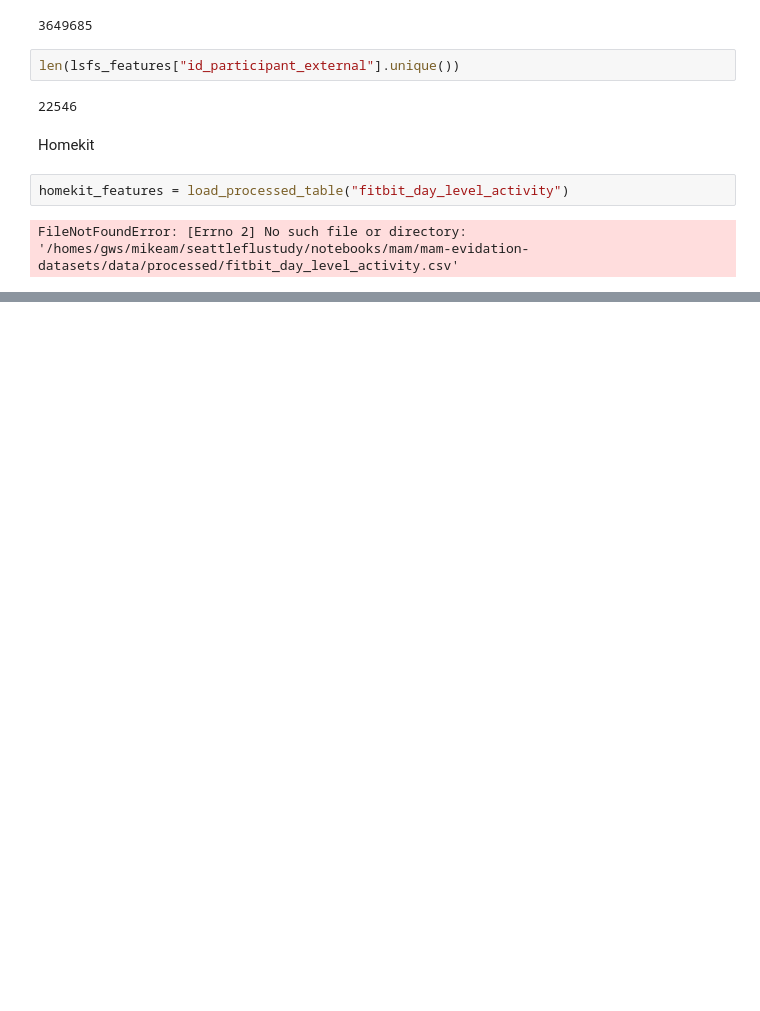
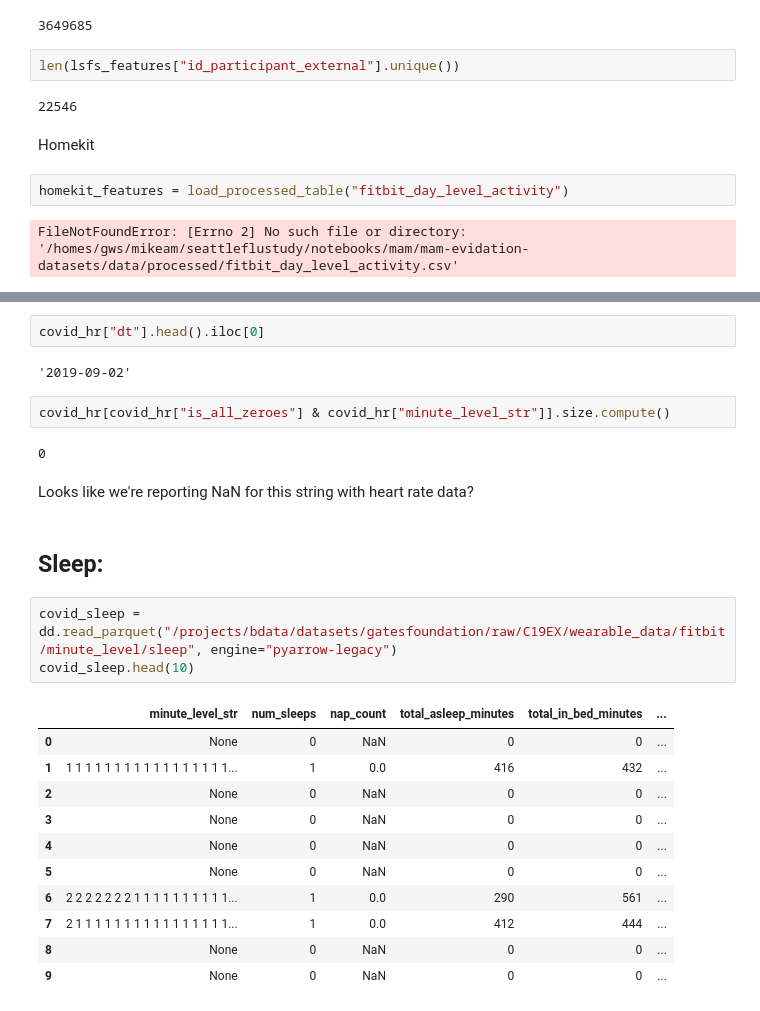
Before and after one commit to behavioral-data/Homekit2020, a Jupyter notebook: notebooks/mam/mam-evidation-datasets/1.0-mam-eda.ipynb, the cells around one changed output, grey strips where cells are left out. Saved outputs shown, nothing was run; the diff lists cells and outputs as text; blank space fills up the shorter version.

```diff
--- a/notebooks/mam/mam-evidation-datasets/1.0-mam-eda.ipynb
+++ b/notebooks/mam/mam-evidation-datasets/1.0-mam-eda.ipynb
@@ -69,0 +132,27 @@ FileNotFoundError: [Errno 2] No such file or directory: '/homes/gws/mikeam/seatt
+# %%
+covid_hr["dt"].head().iloc[0]
+# %% [output]
+'2019-09-02'
+# %%
+covid_hr[covid_hr["is_all_zeroes"] & covid_hr["minute_level_str"]].size.compute()
+# %% [output]
+0
+# %% [markdown]
+Looks like we're reporting NaN for this string with heart rate data?
+# %% [markdown]
+## Sleep:
+# %%
+covid_sleep = dd.read_parquet("/projects/bdata/datasets/gatesfoundation/raw/C19EX/wearable_data/fitbit/minute_level/sleep", engine="pyarrow-legacy")
+covid_sleep.head(10)
+# %% [output]
+|  | minute_level_str | num_sleeps | nap_count | total_asleep_minutes | total_in_bed_minutes | ... |
+| 0 | None | 0 | NaN | 0 | 0 | ... |
+| 1 | 1 1 1 1 1 1 1 1 1 1 1 1 1 1 1 1 1... | 1 | 0.0 | 416 | 432 | ... |
+| 2 | None | 0 | NaN | 0 | 0 | ... |
+| 3 | None | 0 | NaN | 0 | 0 | ... |
+| 4 | None | 0 | NaN | 0 | 0 | ... |
+| 5 | None | 0 | NaN | 0 | 0 | ... |
+| 6 | 2 2 2 2 2 2 2 1 1 1 1 1 1 1 1 1 1... | 1 | 0.0 | 290 | 561 | ... |
+| 7 | 2 1 1 1 1 1 1 1 1 1 1 1 1 1 1 1 1... | 1 | 0.0 | 412 | 444 | ... |
+| 8 | None | 0 | NaN | 0 | 0 | ... |
+| 9 | None | 0 | NaN | 0 | 0 | ... |
```
Also changed, not shown: parts of 28 cells of this notebook, 4 other files.
